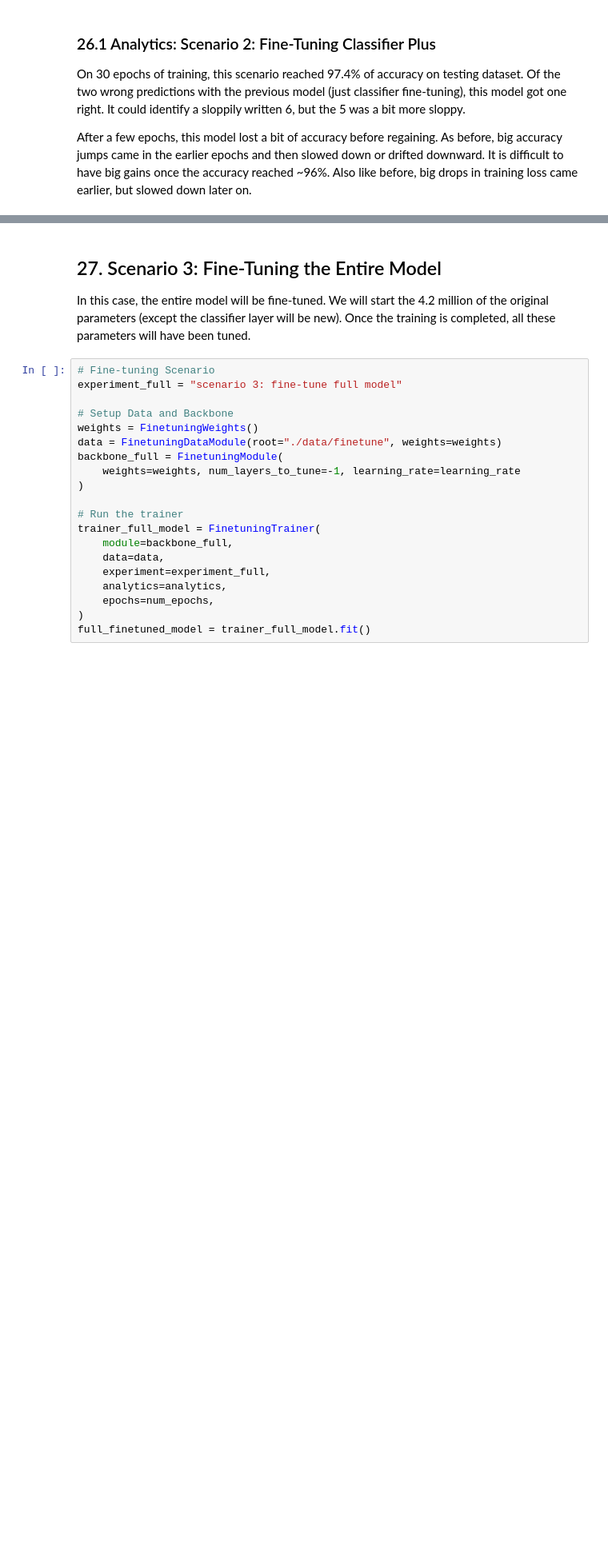
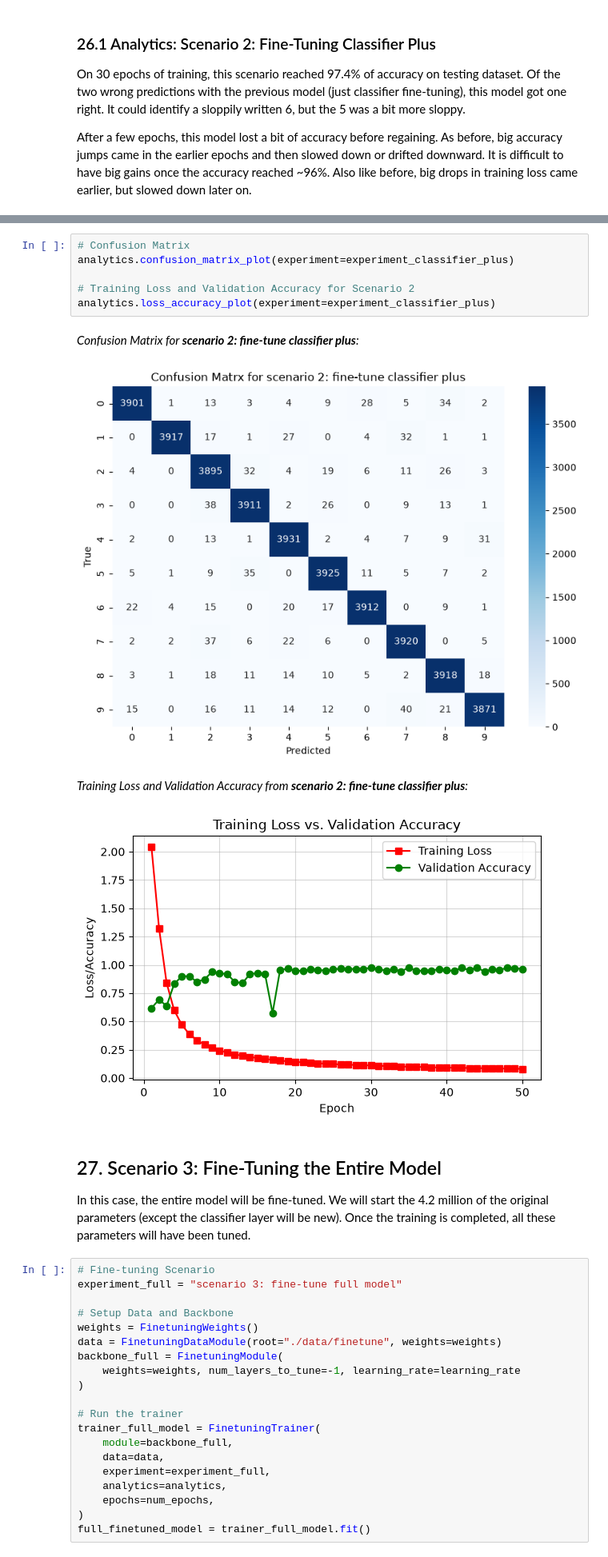
Before and after one commit to infinitezest/infinitezest-deep-learning-with-pytorch, a Jupyter notebook: fine-tuning.ipynb, the cells around one changed output, grey strips where cells are left out. Shown at 80% size. Drawn from its saved outputs; the diff is of its cells as text; blank space fills up the shorter version.

```diff
--- a/fine-tuning.ipynb
+++ b/fine-tuning.ipynb
@@ -1836,3 +1837,14 @@ analytics.loss_accuracy_plot(experiment=experiment_classifier_plus)
+# %%
+# Confusion Matrix
+analytics.confusion_matrix_plot(experiment=experiment_classifier_plus)
+
+# Training Loss and Validation Accuracy for Scenario 2
+analytics.loss_accuracy_plot(experiment=experiment_classifier_plus)
+# %% [output]
+*Confusion Matrix for **scenario 2: fine-tune classifier plus**:*
+[figure, added]
+*Training Loss and Validation Accuracy from **scenario 2: fine-tune classifier plus**:*
+[figure, added]
 # %% [markdown]
 ## 27. Scenario 3: Fine-Tuning the Entire Model <a id="27-scenario-3-fine-tuning-the-entire-model"></a>
 
```
Also changed, not shown: parts of 18 cells of this notebook, 3 other files.
